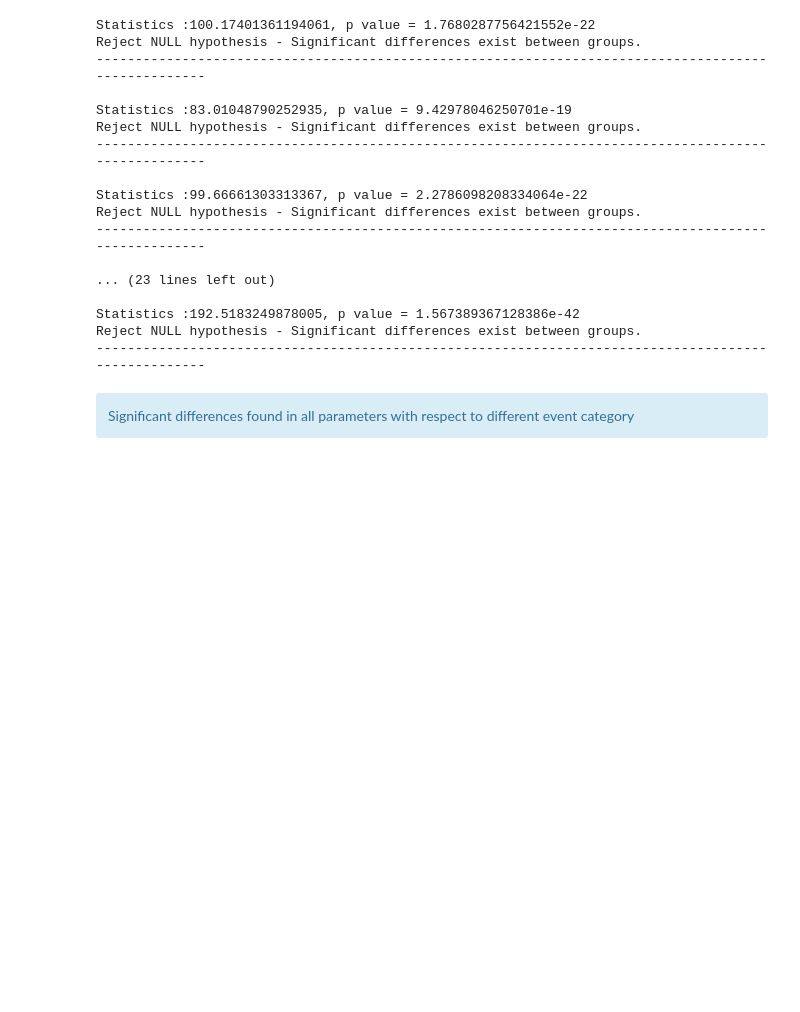
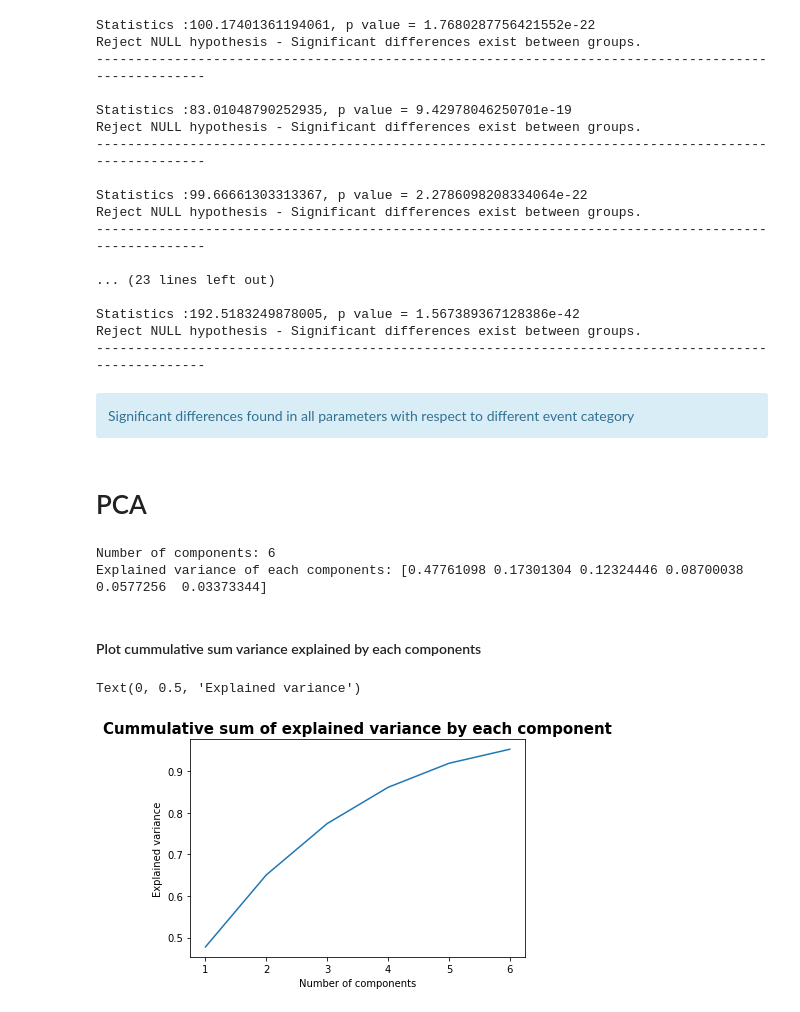
Before and after one commit to vietle94/NPF-smearII, a Jupyter notebook: Project.ipynb, the cells around one changed output. Drawn from its saved outputs; the diff is of its cells as text; code cells hidden in the pictures; blank space fills up the shorter version.

```diff
--- a/Project.ipynb
+++ b/Project.ipynb
@@ -633,3 +633,35 @@ Reject NULL hypothesis - Significant differences exist between groups.
 ----------------------------------------------------------------------------------------------------
 # %% [markdown]
 <div class="alert alert-block alert-info">Significant differences found in all parameters with respect to different event category
+# %% [markdown]
+# PCA
+# %%
+# Standardize data
+from sklearn.preprocessing import StandardScaler
+x = combined_daily.dropna(axis = 0).drop('Event_category', axis = 1).values
+y = combined_daily.dropna(axis = 0)['Event_category'].values
+x = StandardScaler().fit_transform(x)
+
+# PCA
+from sklearn.decomposition import PCA
+pca = PCA(0.95)
+pca_result = pca.fit_transform(x)
+print(f'Number of components: {pca.explained_variance_ratio_.shape[0]}')
+print(f'Explained variance of each components: {pca.explained_variance_ratio_}')
+# %% [output]
+Number of components: 6
+Explained variance of each components: [0.47761098 0.17301304 0.12324446 0.08700038 0.0577256  0.03373344]
+# %% [markdown]
+#### Plot cummulative sum variance explained by each components
+# %%
+fig, ax = plt.subplots()
+ax.plot(np.cumsum(pca.explained_variance_ratio_))
+ax.set_xticks([0, 1,2,3,4,5])
+# ax.set_xlim(0,6)
+ax.set_xticklabels(list(np.arange(1,7)))
+ax.set_title('Cummulative sum of explained variance by each component', fontweight = 'bold', size = 15)
+ax.set_xlabel('Number of components')
+ax.set_ylabel('Explained variance')
+# %% [output]
+Text(0, 0.5, 'Explained variance')
+[figure, added]
```
Also changed, not shown: parts of 3 cells of this notebook.
